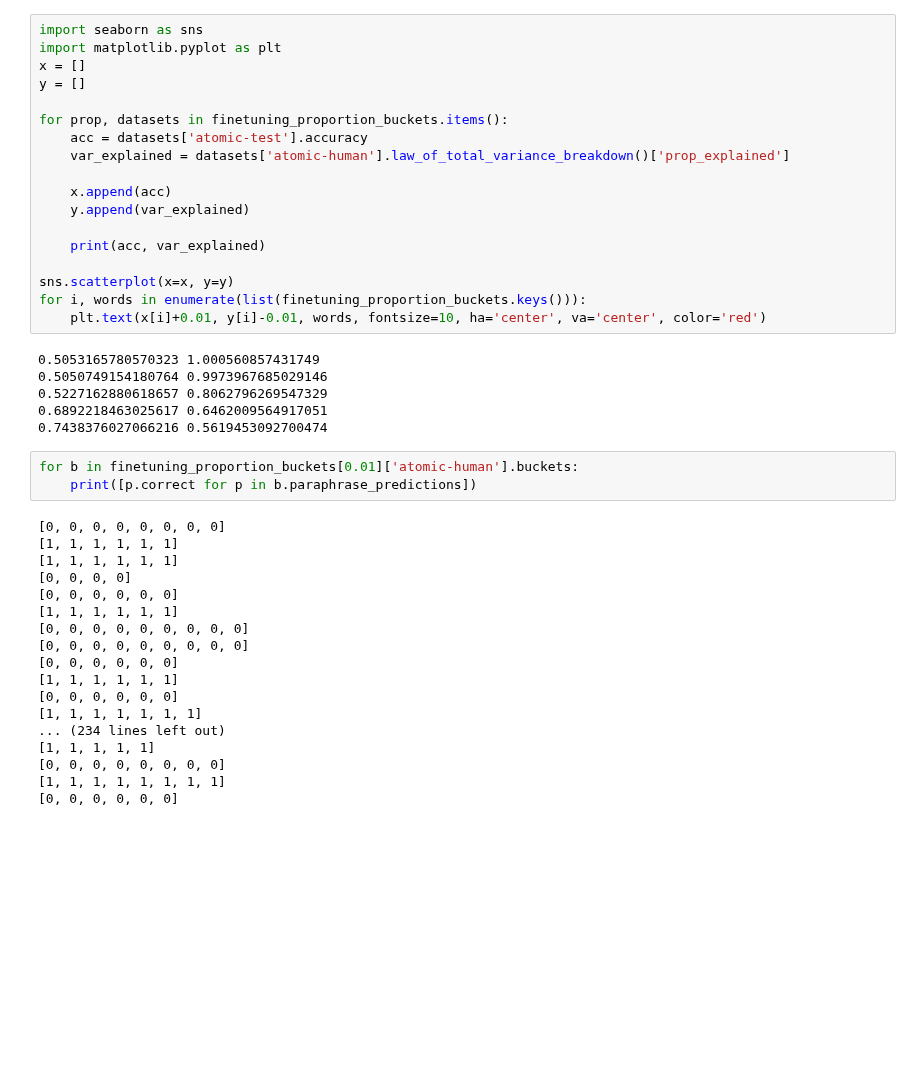
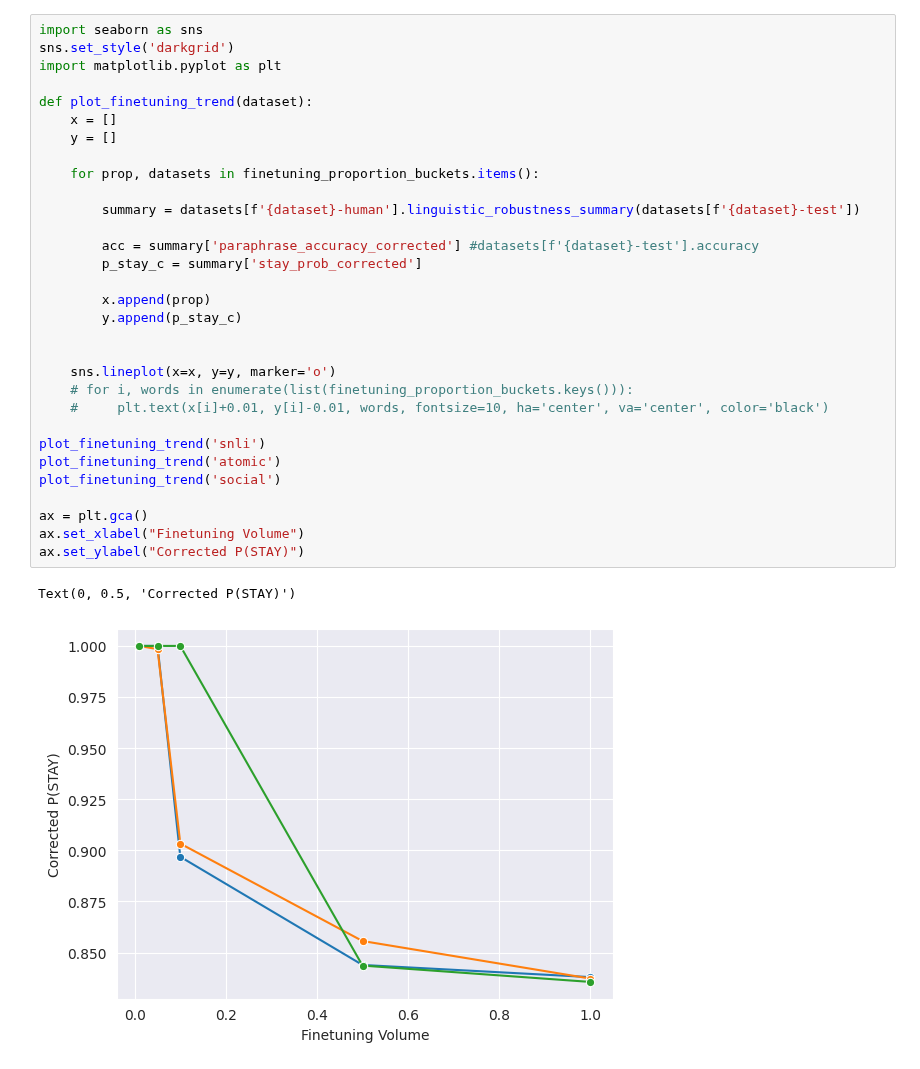
Before and after one commit to nehasrikn/paraphrase-nlu-internal, a Jupyter notebook: experiments/pretraining_vs_finetuning/finetuning_volume/finetuning.ipynb, the cells around one changed output. Cells and saved outputs as stored; diff of their text form; blank space fills up the shorter version.

```diff
--- a/experiments/pretraining_vs_finetuning/finetuning_volume/finetuning.ipynb
+++ b/experiments/pretraining_vs_finetuning/finetuning_volume/finetuning.ipynb
@@ -19,45 +16,34 @@ The autoreload extension is already loaded. To reload it, use:
 # %%
 import seaborn as sns
+sns.set_style('darkgrid')
 import matplotlib.pyplot as plt
-x = []
-y = []
 
-for prop, datasets in finetuning_proportion_buckets.items():
-    acc = datasets['atomic-test'].accuracy
-    var_explained = datasets['atomic-human'].law_of_total_variance_breakdown()['prop_explained']
+def plot_finetuning_trend(dataset):
+    x = []
+    y = []
 
-    x.append(acc)
-    y.append(var_explained)
+    for prop, datasets in finetuning_proportion_buckets.items():
 
-    print(acc, var_explained)
+        summary = datasets[f'{dataset}-human'].linguistic_robustness_summary(datasets[f'{dataset}-test'])
 
-sns.scatterplot(x=x, y=y)
-for i, words in enumerate(list(finetuning_proportion_buckets.keys())):
-    plt.text(x[i]+0.01, y[i]-0.01, words, fontsize=10, ha='center', va='center', color='red')
+        acc = summary['paraphrase_accuracy_corrected'] #datasets[f'{dataset}-test'].accuracy
+        p_stay_c = summary['stay_prob_corrected']
+
+        x.append(prop)
+        y.append(p_stay_c)
+
+
+    sns.lineplot(x=x, y=y, marker='o')
+    # for i, words in enumerate(list(finetuning_proportion_buckets.keys())):
+    #     plt.text(x[i]+0.01, y[i]-0.01, words, fontsize=10, ha='center', va='center', color='black')
+
+plot_finetuning_trend('snli')
+plot_finetuning_trend('atomic')
+plot_finetuning_trend('social')
+
+ax = plt.gca()
+ax.set_xlabel("Finetuning Volume")
+ax.set_ylabel("Corrected P(STAY)")
 # %% [output]
-0.5053165780570323 1.000560857431749
-0.5050749154180764 0.9973967685029146
-0.5227162880618657 0.8062796269547329
-0.6892218463025617 0.6462009564917051
-0.7438376027066216 0.5619453092700474
+Text(0, 0.5, 'Corrected P(STAY)')
+[figure, added]
-# %%
-for b in finetuning_proportion_buckets[0.01]['atomic-human'].buckets:
-    print([p.correct for p in b.paraphrase_predictions])
-# %% [output]
-[0, 0, 0, 0, 0, 0, 0, 0]
-[1, 1, 1, 1, 1, 1]
-[1, 1, 1, 1, 1, 1]
-[0, 0, 0, 0]
-[0, 0, 0, 0, 0, 0]
-[1, 1, 1, 1, 1, 1]
-[0, 0, 0, 0, 0, 0, 0, 0, 0]
-[0, 0, 0, 0, 0, 0, 0, 0, 0]
-[0, 0, 0, 0, 0, 0]
-[1, 1, 1, 1, 1, 1]
-[0, 0, 0, 0, 0, 0]
-[1, 1, 1, 1, 1, 1, 1]
-... (234 lines left out)
-[1, 1, 1, 1, 1]
-[0, 0, 0, 0, 0, 0, 0, 0]
-[1, 1, 1, 1, 1, 1, 1, 1]
-[0, 0, 0, 0, 0, 0]
```
Also changed, not shown: parts of 1 cell of this notebook, 9 other files.
